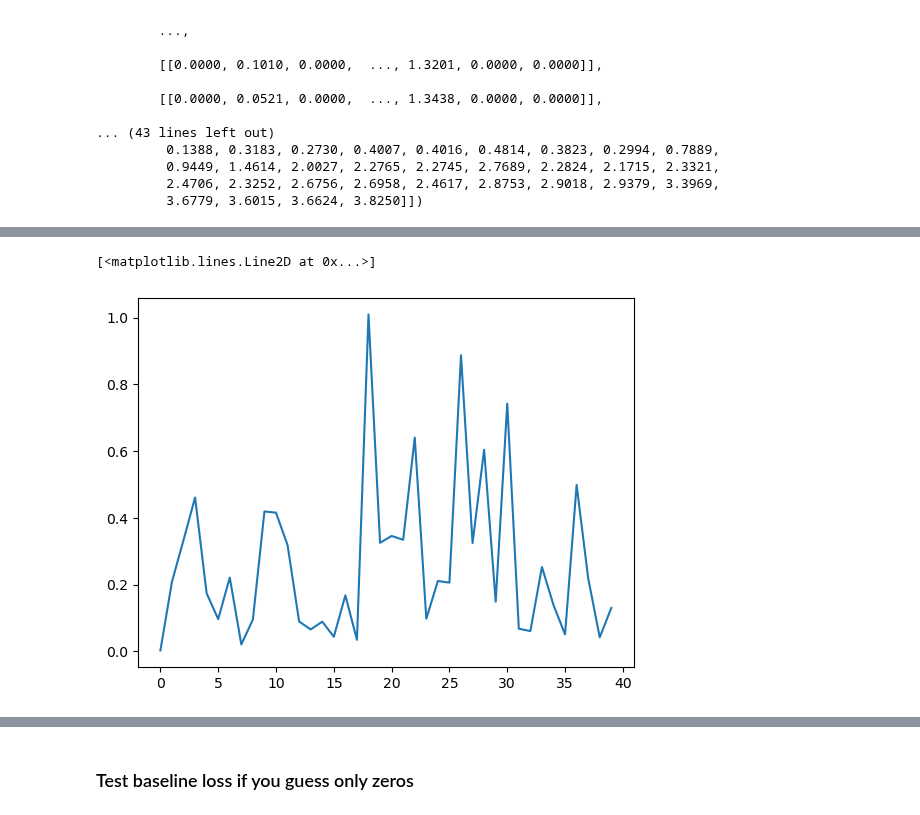
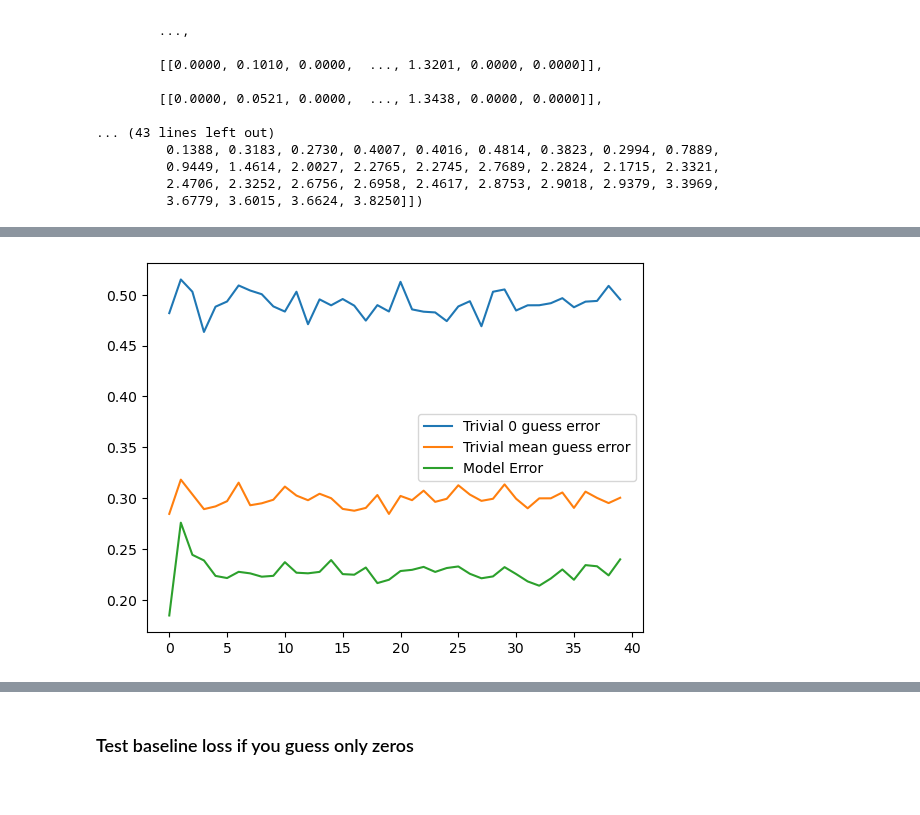
Before and after one commit to bioAI-Oslo/RNN-Adding-Problem-Representations, a Jupyter notebook: notebooks/regularized.ipynb, the cells around one changed output, grey strips where cells are left out. Saved outputs shown, nothing was run; the diff lists cells and outputs as text; code cells hidden in the pictures.

Commit message:
Basic accuracy test written

```diff
--- a/notebooks/regularized.ipynb
+++ b/notebooks/regularized.ipynb
@@ -94,11 +94,10 @@ nav_size = 1
 train1 = True
 
 if train1:
-    # model2 = torch_RNN1(input_size,t_steps,output_size,hidden_size,lr=0.01,irnn=True,outputnn=False,Wx_normalize=True)
-    # model1 = torch_RNN_full_manual(input_size,t_steps,output_size,hidden_size,lr=0.001,irnn=False,outputnn=True,Wx_normalize=False,activation=False)
-    # model1 = RNN_L2(input_size,t_steps,output_size,hidden_size,lr=0.001,w_decay=0.000,act_decay=1000,irnn=False,outputnn=True,Wx_normalize=False,activation=False)
     # model1 = RNN_circular_ND_pm(input_size,t_steps,output_size,hidden_size,lr=0.0001,w_decay=0.000,act_decay=0.01,irnn=True,outputnn=False,Wx_normalize=False,activation=True,rotation_init=False,bias=False)
-    model1 = RNN_circular_LowEtAl_bridged_reduced(input_size,hidden_size,lr=0.0001,irnn=True,outputnn=False,Wx_normalize=False,activation=True,bias=False,nav_space=1,batch_size=64,time_back=2).to(device)
+    # model1 = RNN_circular_LowEtAl_bridged_reduced(input_size,hidden_size,lr=0.0001,irnn=True,outputnn=False,Wx_normalize=False,activation=True,bias=False,nav_space=1,batch_size=64,time_back=2).to(device)
+    model1 = RNN_circular_LowEtAl_bridged(input_size,hidden_size,lr=0.0001,irnn=True,outputnn=False,Wx_normalize=False,activation=True,bias=False,nav_space=1,batch_size=64).to(device)
+    # model1 = RNN_circular_LowEtAl(input_size,hidden_size,lr=0.0001,irnn=True,outputnn=True,Wx_normalize=False,activation=True,bias=True,nav_space=1,batch_size=64).to(device)
     # print("Guess on the first 15 training data: ", model1(data[0:15]))
     # _ = model1.train(epochs=7000)
     _ = model1.train_gradual(epochs=3000)
@@ -324,39 +323,64 @@ plt.axis("equal")
 # %%
-# Accuracy test
+# Accuracy test, note we cannot find negative angles, such that we have to trust that the model has the right sign
+
+t_test = 40
 
 data,labels = datagen_circular_pm(1000,t_test,sigma=0.1,bound=0.5)
 # data,_, labels = datagen_lowetal(1000,t_test)
 
 test_batch_size = 1000
 
-y_hat = model1(data[0:1],raw=True)[:,0,:]
+y_hat = model1(data[0:test_batch_size],raw=True)
 y_hat = y_hat.cpu().detach().numpy()
-y = labels[0:1]
+y_hat = y_hat.transpose(1,0,2)
+
+y = labels[0:test_batch_size]
+y = y.cpu().detach().numpy()
+# print(y.shape)
 # Concatenate pi to the start of y
-y = torch.cat((torch.tensor([np.pi]),y[0]))
+y = np.concatenate((np.ones((test_batch_size,1))*np.pi,y),axis=-1)
+# y = torch.cat((torch.ones(1,test_batch_size)*np.pi,y))
 
 print(y_hat.shape)
-print(y.shape)
+# print(y.shape)
 
-err = np.zeros((t_test))
-angs = np.zeros((t_test))
+err = np.zeros((test_batch_size,t_test))
+angs = np.zeros((test_batch_size,t_test))
+base_guess = np.zeros((test_batch_size,t_test))
 
-dy = np.zeros((t_test))
-for i in range(1,len(y)):
-    dy[i-1] = np.abs(y[i]-y[i-1])
+dy = np.zeros((test_batch_size,t_test))
+# for i in range(len(y)):
+#     for j in range(1,t_test):
+        # dy[i,j] = np.abs(y[i,j]-y[i,j-1])
 
-for i in range(1,len(y_hat)):
-    y_hat_i_normalized = y_hat[i]/np.linalg.norm(y_hat[i])
-    y_hat_i_minus_1_normalized = y_hat[i-1]/np.linalg.norm(y_hat[i-1])
-    # print(y_hat_i_normalized @ y_hat_i_minus_1_normalized)
-    # Angle between y_hat[i] and y_hat[i-1]
-    ang = np.arccos(y_hat_i_normalized @ y_hat_i_minus_1_normalized)
-    # print(np.rad2deg(ang))
-    angs[i-1] = ang
-    # err[i-1] = np.abs(ang - np.abs(y[i]-y[i-1]))
+for j in range(test_batch_size):
+    for i in range(1,t_test+1):
+        y_hat_i_normalized = y_hat[j,i]/np.linalg.norm(y_hat[j,i])
+        y_hat_i_minus_1_normalized = y_hat[j,i-1]/np.linalg.norm(y_hat[j,i-1])
+        # print(y_hat_i_normalized @ y_hat_i_minus_1_normalized)
+        # Angle between y_hat[j,i] and y_hat[j,i-1]
+        ang = np.arccos(y_hat_i_normalized @ y_hat_i_minus_1_normalized)
+        # print(np.rad2deg(ang))
+        angs[j,i-1] = ang
+        # err[j,i-1] = np.abs(ang - np.abs(y[j,i]-y[j,i-1]))
+        dy[j,i-1] = np.abs(y[j,i]-y[j,i-1])
 
+# err = np.abs(angs - dy)
+# For some reason multiplying by pi/2 gives the best results
+angs = angs*np.pi/2
 err = np.abs(angs - dy)
-# print(angs)
-# print(dy)
-plt.plot(err)
+err_mean = np.mean(err,axis=0)
+angs_mean = np.mean(angs,axis=0)
+dy_mean = np.mean(dy,axis=0)
+trivial_mean_error = np.mean(np.abs(dy - dy_mean),axis=0)
+plt.plot(dy_mean,label="Trivial 0 guess error")
+plt.plot(trivial_mean_error,label="Trivial mean guess error")
+plt.plot(err_mean,label="Model Error")
+# plt.plot(angs_mean*(np.pi/2),label="Model Angle")
+# plt.plot(dy_mean,label="True Angle")
+plt.legend()
+# print(angs[0])
+# print(dy[0])
+# plt.plot(err)
+print(np.mean(err_mean))
 # %% [output]
@@ -365,2 +389 @@ torch.Size([41])
-[<matplotlib.lines.Line2D at 0x...>]
-[figure, old version]
+[figure, new version]
```
Also changed, not shown: parts of 10 cells of this notebook, 1 other file.
